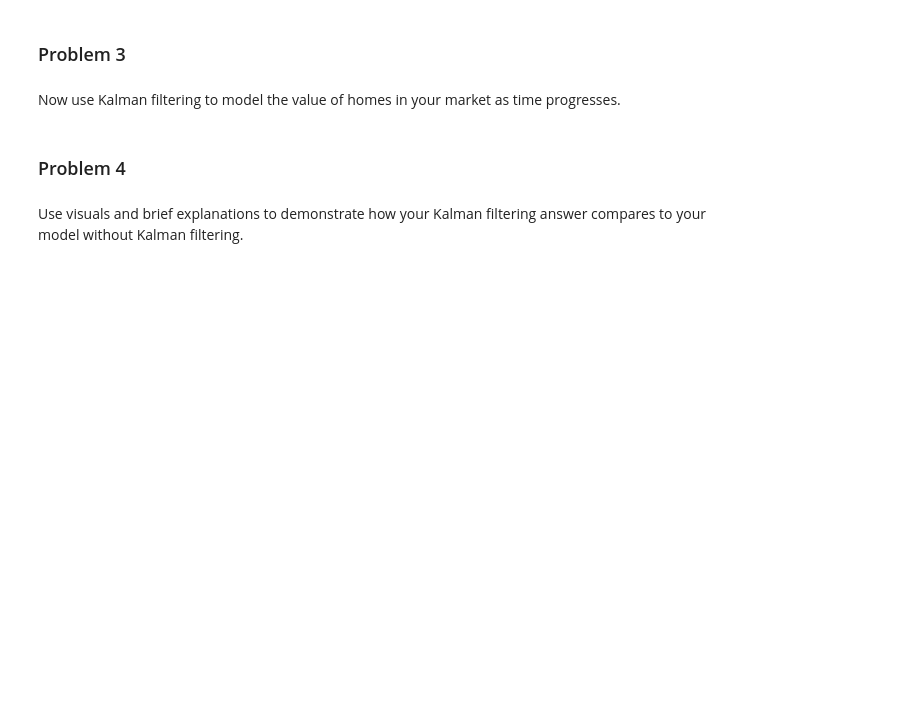
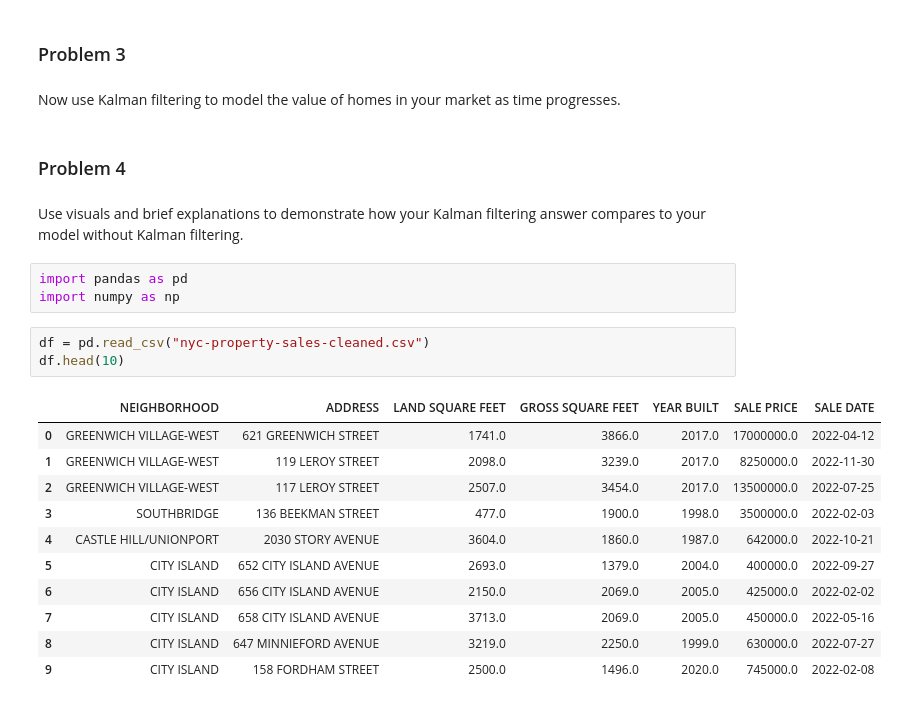
Before and after one commit to seyfdall/Kalman_House, a Jupyter notebook: writeup.ipynb, the cells around one changed output. Saved outputs shown, nothing was run; the diff lists cells and outputs as text; blank space fills up the shorter version.

```diff
--- a/writeup.ipynb
+++ b/writeup.ipynb
@@ -33,3 +33,21 @@ time progresses.
 ### Problem 4
 # %% [markdown]
 Use visuals and brief explanations to demonstrate how your Kalman filtering answer compares to your model without Kalman filtering.
+# %%
+import pandas as pd
+import numpy as np
+# %%
+df = pd.read_csv("nyc-property-sales-cleaned.csv")
+df.head(10)
+# %% [output]
+|  | NEIGHBORHOOD | ADDRESS | LAND SQUARE FEET | GROSS SQUARE FEET | YEAR BUILT | SALE PRICE | SALE DATE |
+| 0 | GREENWICH VILLAGE-WEST | 621 GREENWICH STREET | 1741.0 | 3866.0 | 2017.0 | 17000000.0 | 2022-04-12 |
+| 1 | GREENWICH VILLAGE-WEST | 119 LEROY STREET | 2098.0 | 3239.0 | 2017.0 | 8250000.0 | 2022-11-30 |
+| 2 | GREENWICH VILLAGE-WEST | 117 LEROY STREET | 2507.0 | 3454.0 | 2017.0 | 13500000.0 | 2022-07-25 |
+| 3 | SOUTHBRIDGE | 136 BEEKMAN STREET | 477.0 | 1900.0 | 1998.0 | 3500000.0 | 2022-02-03 |
+| 4 | CASTLE HILL/UNIONPORT | 2030 STORY AVENUE | 3604.0 | 1860.0 | 1987.0 | 642000.0 | 2022-10-21 |
+| 5 | CITY ISLAND | 652 CITY ISLAND AVENUE | 2693.0 | 1379.0 | 2004.0 | 400000.0 | 2022-09-27 |
+| 6 | CITY ISLAND | 656 CITY ISLAND AVENUE | 2150.0 | 2069.0 | 2005.0 | 425000.0 | 2022-02-02 |
+| 7 | CITY ISLAND | 658 CITY ISLAND AVENUE | 3713.0 | 2069.0 | 2005.0 | 450000.0 | 2022-05-16 |
+| 8 | CITY ISLAND | 647 MINNIEFORD AVENUE | 3219.0 | 2250.0 | 1999.0 | 630000.0 | 2022-07-27 |
+| 9 | CITY ISLAND | 158 FORDHAM STREET | 2500.0 | 1496.0 | 2020.0 | 745000.0 | 2022-02-08 |
```
Also changed, not shown: 1 other file.
